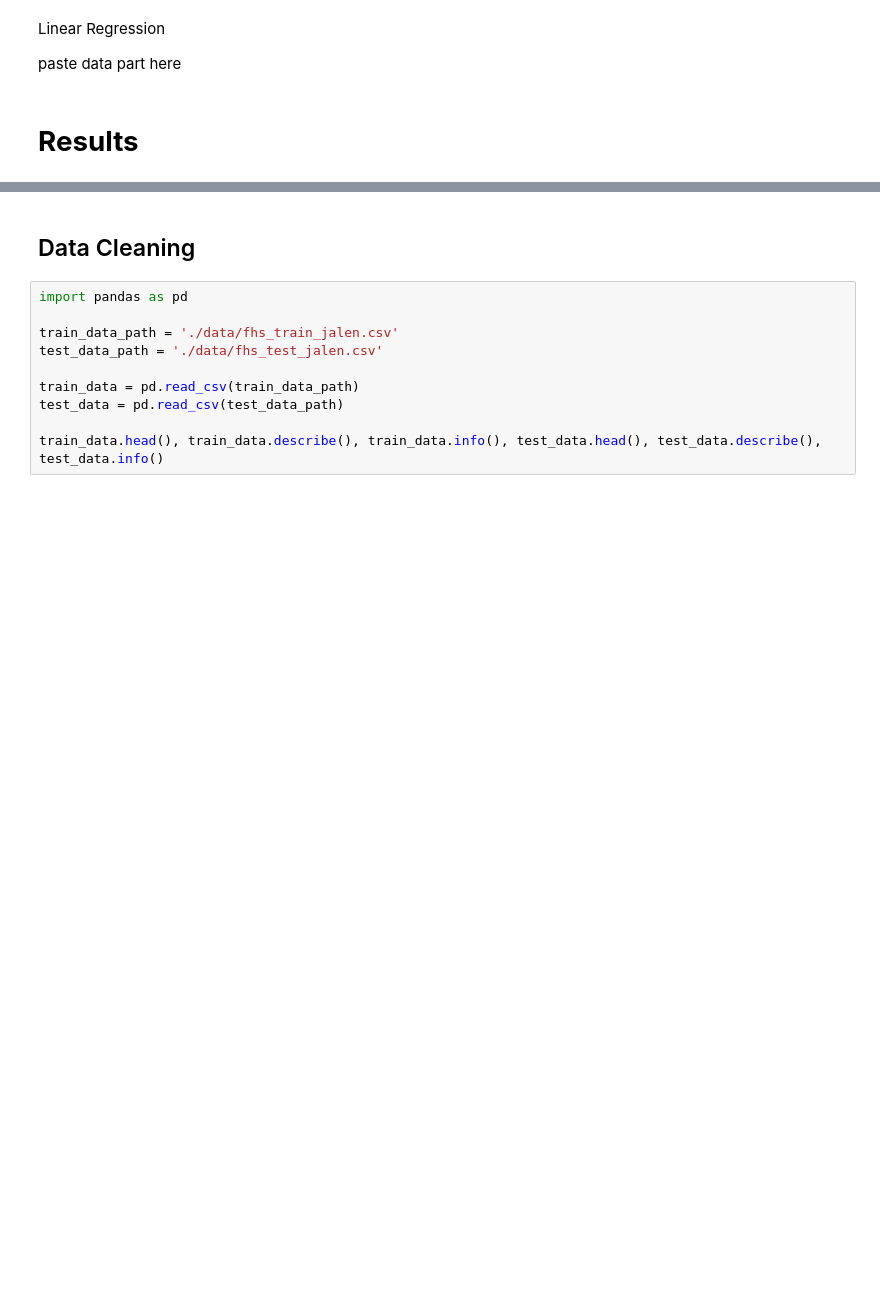
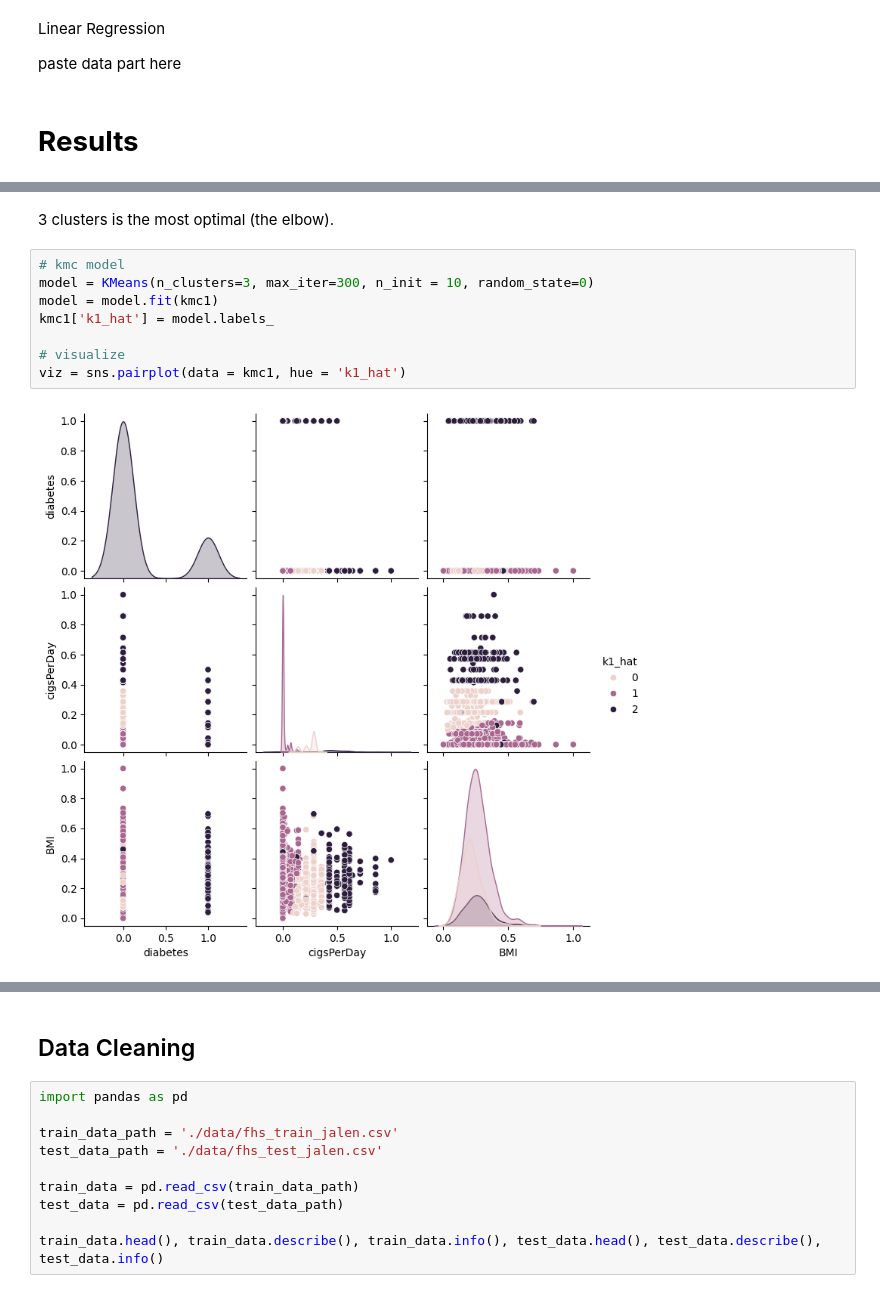
Before and after one commit to wangjalen7/project_chd, a Jupyter notebook: CHD_Code.ipynb, the cells around one changed output, grey strips where cells are left out. Saved outputs shown, nothing was run; the diff lists cells and outputs as text; blank space fills up the shorter version.

```diff
--- a/CHD_Code.ipynb
+++ b/CHD_Code.ipynb
@@ -311,0 +398,12 @@ paste data part here
+# %% [markdown]
+3 clusters is the most optimal (the elbow).
+# %%
+# kmc model
+model = KMeans(n_clusters=3, max_iter=300, n_init = 10, random_state=0)
+model = model.fit(kmc1)
+kmc1['k1_hat'] = model.labels_
+
+# visualize
+viz = sns.pairplot(data = kmc1, hue = 'k1_hat')
+# %% [output]
+[figure, added]
```
Also changed, not shown: parts of 27 cells of this notebook.
